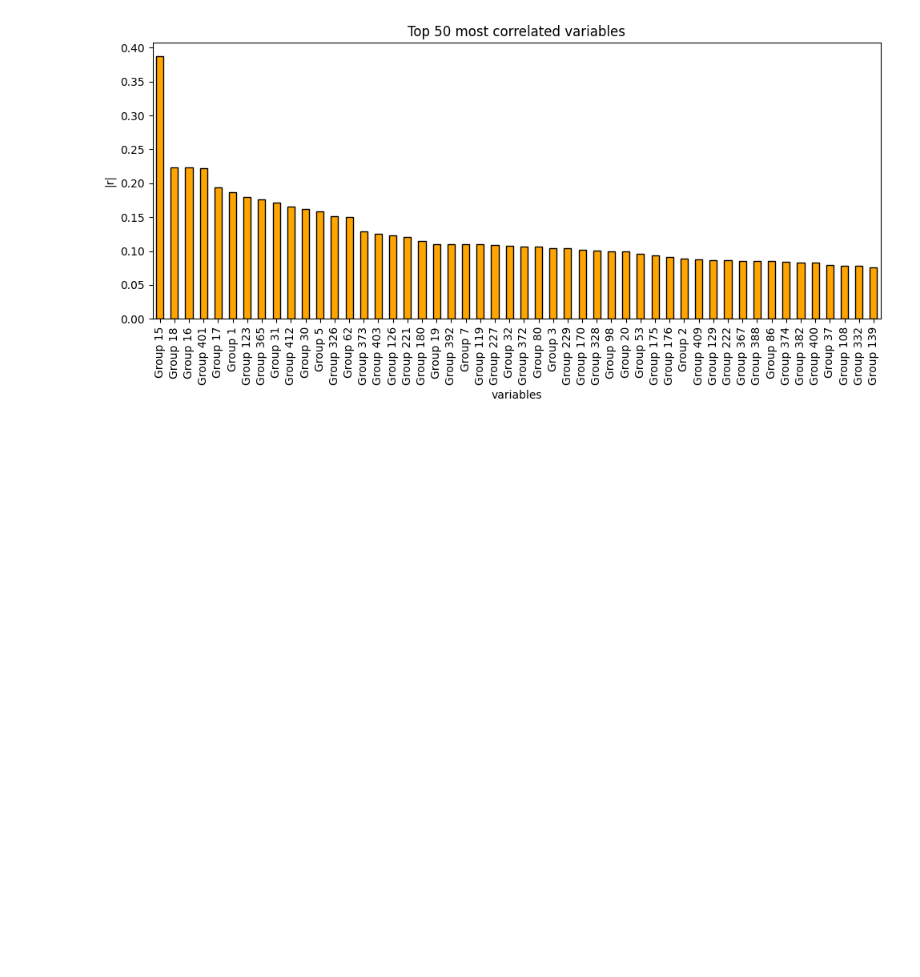
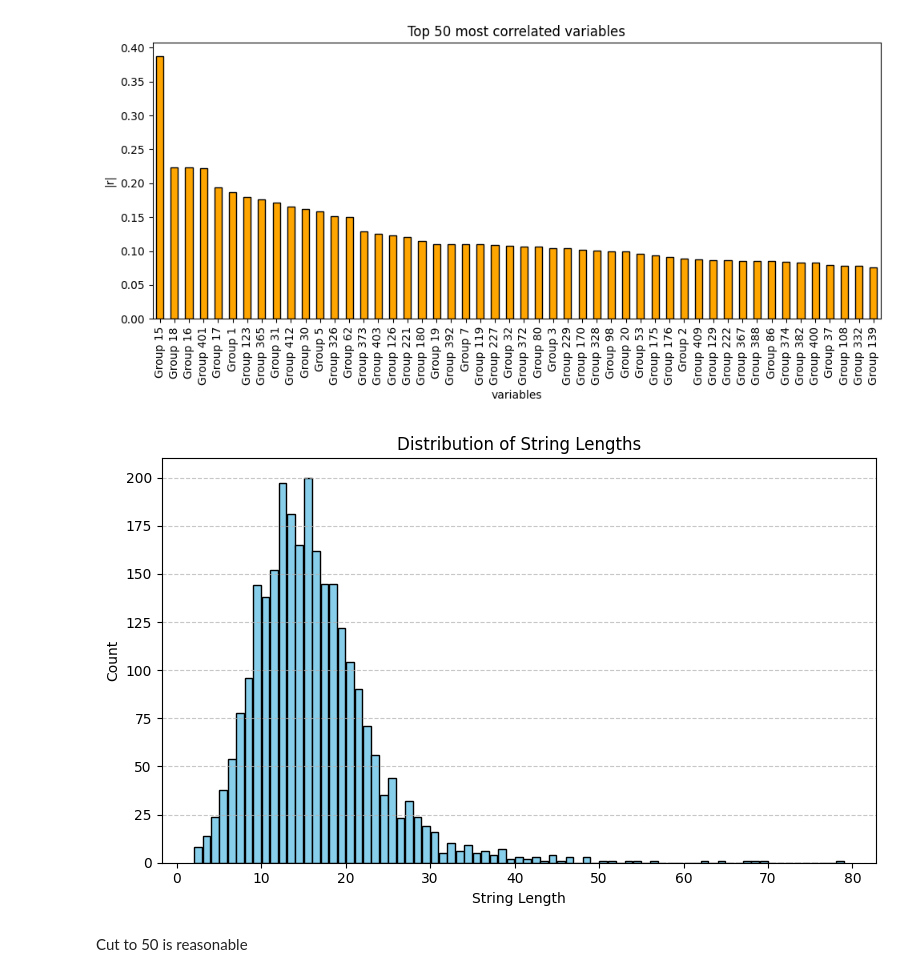
Before and after one commit to Michal-Iwicki/Melting-point-prediction, a Jupyter notebook: overview.ipynb, the cells around one changed output. Drawn from its saved outputs; the diff is of its cells as text; code cells hidden in the pictures; blank space fills up the shorter version.

Commit message:
string analysis

```diff
--- a/overview.ipynb
+++ b/overview.ipynb
@@ -106,3 +106,23 @@ Group 139    0.076244
 Name: Tm, dtype: float64
 [figure]
 [figure]
+# %%
+texts = smiles.tolist()
+# Compute string lengths
+lengths = [len(t) for t in texts]
+
+# Plot histogram
+plt.figure(figsize=(8, 5))
+plt.hist(lengths, bins=range(min(lengths), max(lengths) + 2), color='skyblue', edgecolor='black', rwidth=0.9)
+
+plt.title("Distribution of String Lengths")
+plt.xlabel("String Length")
+plt.ylabel("Count")
+plt.grid(axis='y', linestyle='--', alpha=0.7)
+
+plt.tight_layout()
+plt.show()
+# %% [output]
+[figure, added]
+# %% [markdown]
+Cut to 50 is reasonable
```
